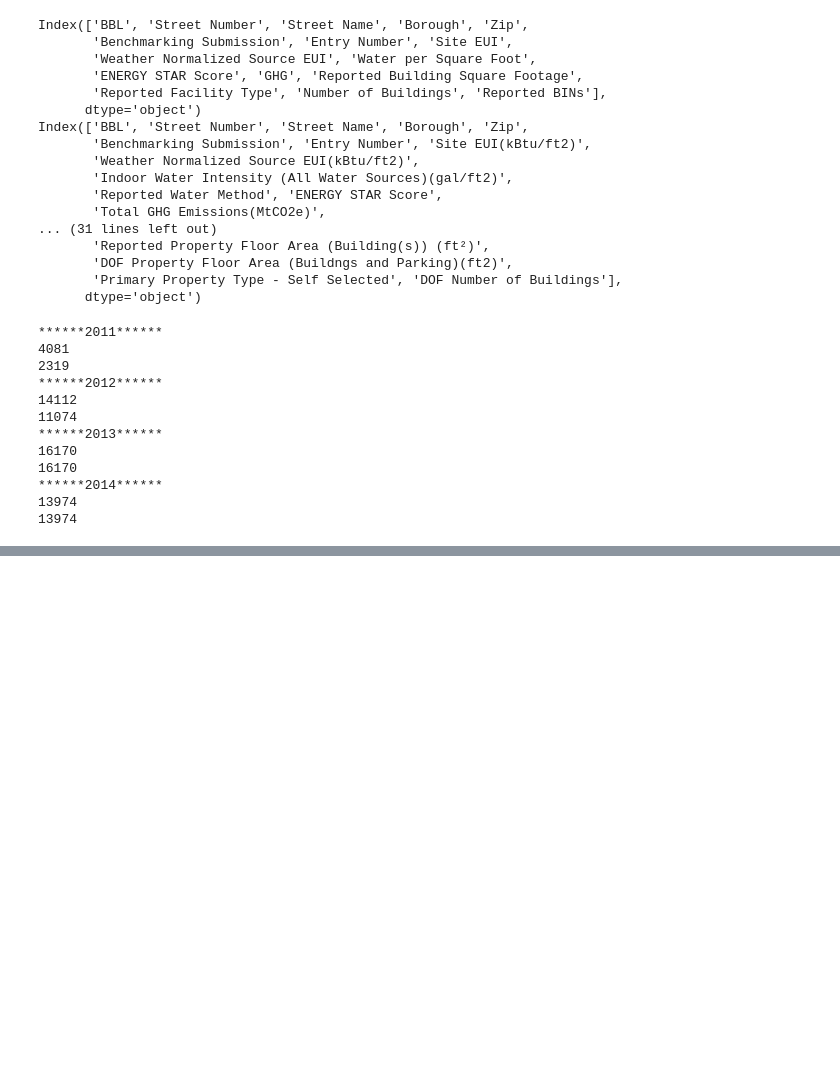
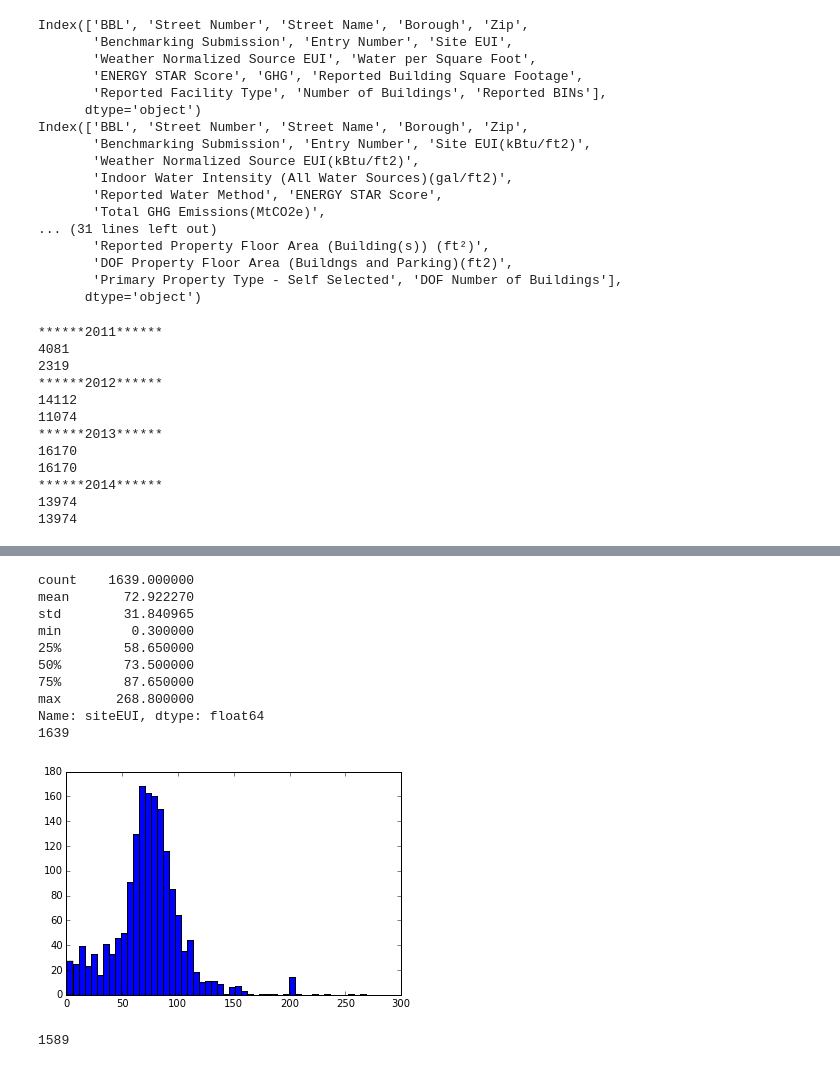
Before and after one commit to bilguun/nyc_building_energy, a Jupyter notebook: LL84.ipynb, the cells around one changed output, grey strips where cells are left out. Cells and saved outputs as stored; diff of their text form; code cells hidden in the pictures; blank space fills up the shorter version.

```diff
--- a/LL84.ipynb
+++ b/LL84.ipynb
@@ -94,0 +542,33 @@ TypeError: unorderable types: float() > str()
+# %%
+bkBuildings2012en['age20'] = bkBuildings2012en['YearBuilt'] > 1995
+bkBuildings2012en['age40'] = (bkBuildings2012en['YearBuilt'] > 1975) & ( bkBuildings2012en['YearBuilt'] < 1995)
+bkBuildings2012en['age60'] = (bkBuildings2012en['YearBuilt'] > 1955) & (bkBuildings2012en['YearBuilt'] < 1975)
+bkBuildings2012en['age60ab'] = bkBuildings2012en['YearBuilt'] < 1955
+# %%
+bkBuildings2012en['nonRes'] = bkBuildings2012en.floorArea -  bkBuildings2012en.ResArea
+# %%
+bkBuildings2012en["CT2010"] = bkBuildings2012en["CT2010"].astype(float).astype(int)
+# %%
+bkBuildings2012en['income'] = bkBuildings2012en["CT2010"].map(incomed.get)
+# %%
+print(bkBuildings2012en.siteEUI.describe())
+siteEUI = bkBuildings2012en[bkBuildings2012en.siteEUI<10000].siteEUI.tolist()
+print(len(siteEUI))
+plt.hist(siteEUI,50);
+# %% [output]
+count    1639.000000
+mean       72.922270
+std        31.840965
+min         0.300000
+25%        58.650000
+50%        73.500000
+75%        87.650000
+max       268.800000
+Name: siteEUI, dtype: float64
+1639
+[figure, added]
+# %%
+bkBuildings2012en = bkBuildings2012en[bkBuildings2012en.income>0]
+len(bkBuildings2012en)
+# %% [output]
+1589
```
Also changed, not shown: parts of 63 cells of this notebook.
